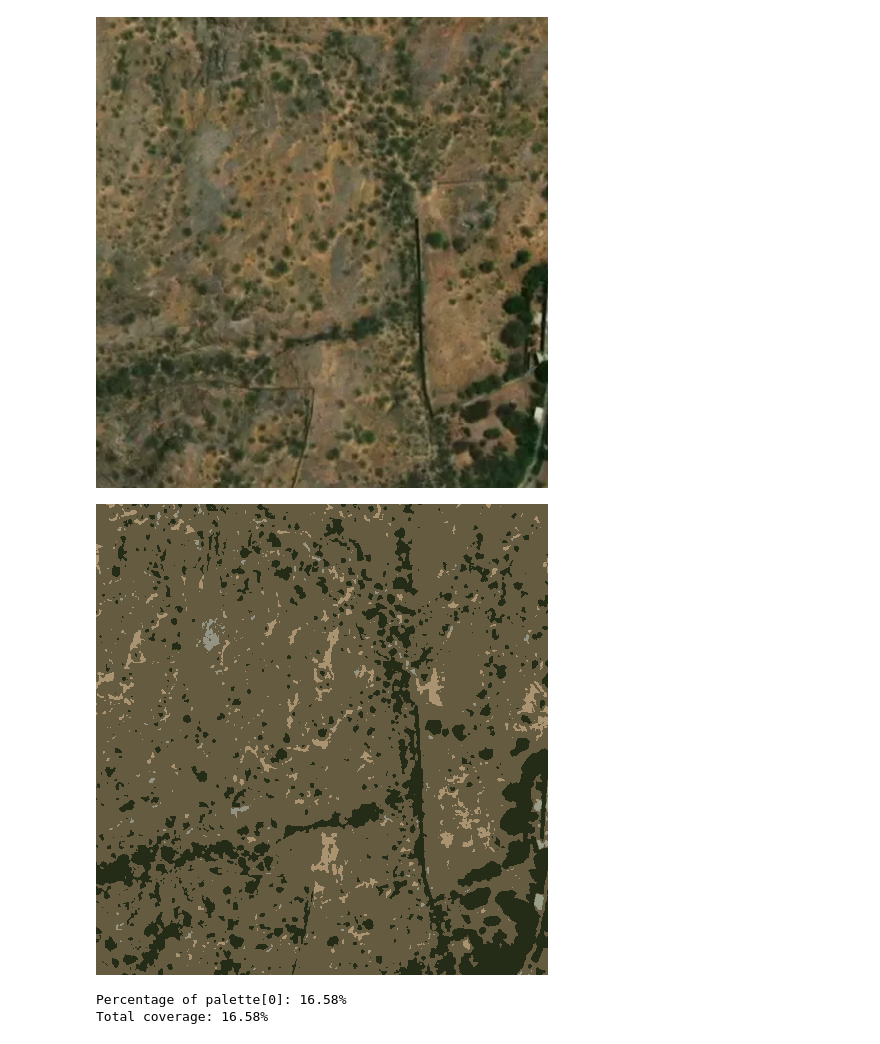
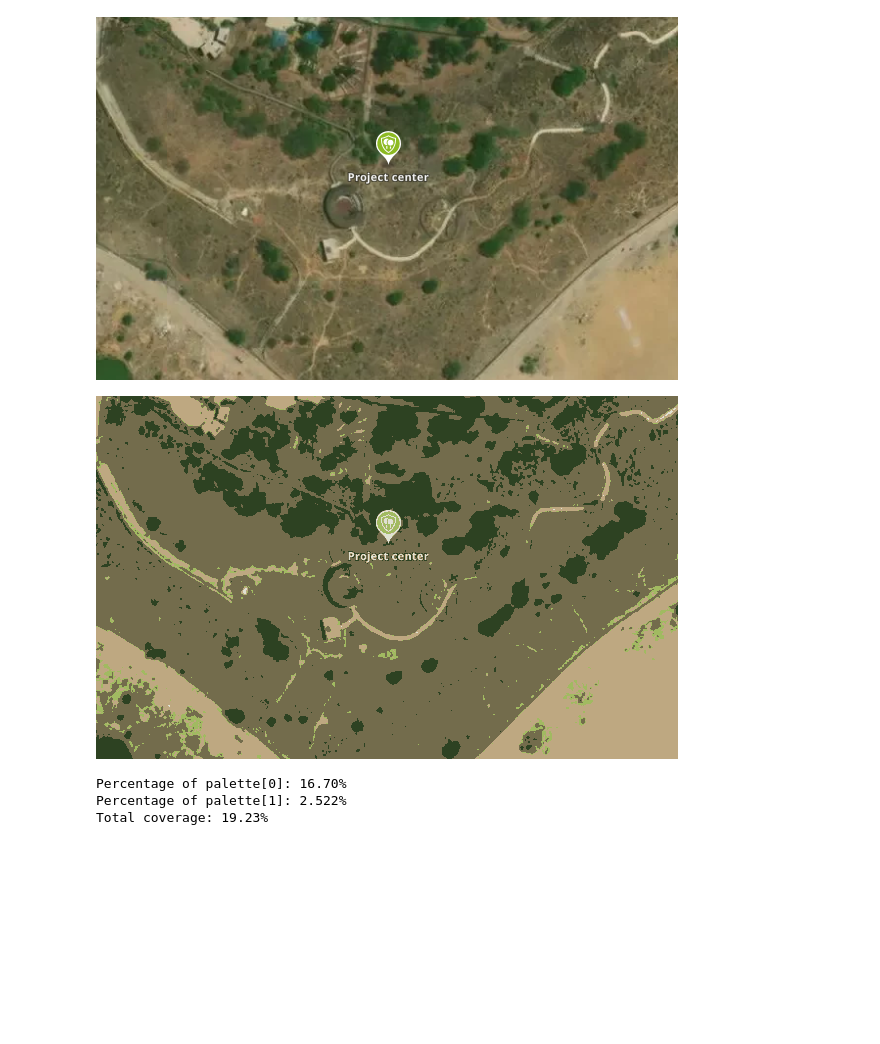
Before and after one commit to robaetem/goforest-tree-counting, a Jupyter notebook: dominant_colors.ipynb, the cells around one changed output. Drawn from its saved outputs; the diff is of its cells as text; code cells hidden in the pictures; blank space fills up the shorter version.

```diff
--- a/dominant_colors.ipynb
+++ b/dominant_colors.ipynb
@@ -16,8 +16,8 @@ greenness_rgb((33, 59, 27))
 # %%
 DATAPATH = '../goforest/labeled_images/unlabeled'
-#TEST_IMAGE = 'kishan_bagh_nolabels.png' # 2 green shades
+TEST_IMAGE = 'kishan_bagh_nolabels.png' # 2 green shades
 #TEST_IMAGE = 'firewood_consumption_nolabels.png' # 1 shade works
-TEST_IMAGE = 'rao_jodha1_nolabels.png' # 1 shade works
+#TEST_IMAGE = 'rao_jodha1_nolabels.png' # 1 shade works
 #TEST_IMAGE = 'auroraville_botanical_gardens_nolabels.png' # Prefer only second
 #TEST_IMAGE = 'la_joya_nolabels.png' # 1 green shade
 
@@ -52,28 +52,28 @@ plt.show()
 # %%
 display(image)
 # %% [output]
-[figure, old version]
+[figure, new version]
 # %%
 image_copy = image.copy()
 image_size = image.width * image.height
 
 for row_nr in range(image_copy.height):
     for col_nr in range(image_copy.width):
         position = (col_nr, row_nr)
         pixel = image.getpixel(position)
 
         norm_func = lambda color: np.linalg.norm(np.array(color) - np.array(pixel))
-        best_fit = tuple(palette[np.argmin(np.array(list(map(norm, palette))))])
+        best_fit = tuple(palette[np.argmin(np.array(list(map(norm_func, palette))))])
 
         image_copy.putpixel(position, best_fit)
 
 
 image_copy.save(TEST_IMAGE + "new.png")
 image_to_list = list(image_copy.getdata())
 
 display(image_copy)
 # %% [output]
-[figure, old version]
+[figure, new version]
 # %%
 image_to_list = list(image_copy.getdata())
 percentage_list = []
@@ -102,5 +102,6 @@ print(f'Secondary green: {secondary_green_percentage}%')
 
 print(f'Total coverage: {percentage_crop(sum(percentage_list))}%')
 # %% [output]
-Percentage of palette[0]: 16.58%
-Total coverage: 16.58%
+Percentage of palette[0]: 16.70%
+Percentage of palette[1]: 2.522%
+Total coverage: 19.23%
```
Also changed, not shown: parts of 3 cells of this notebook.
